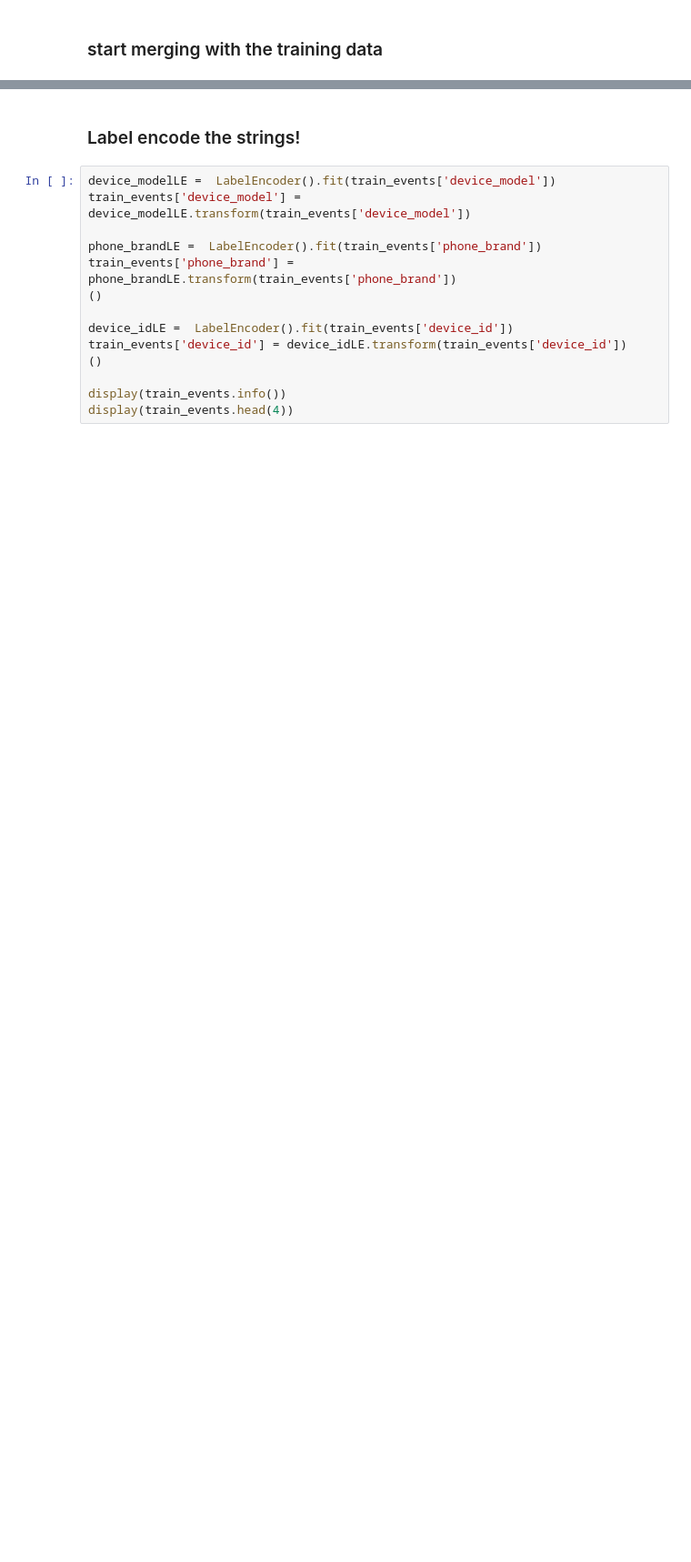
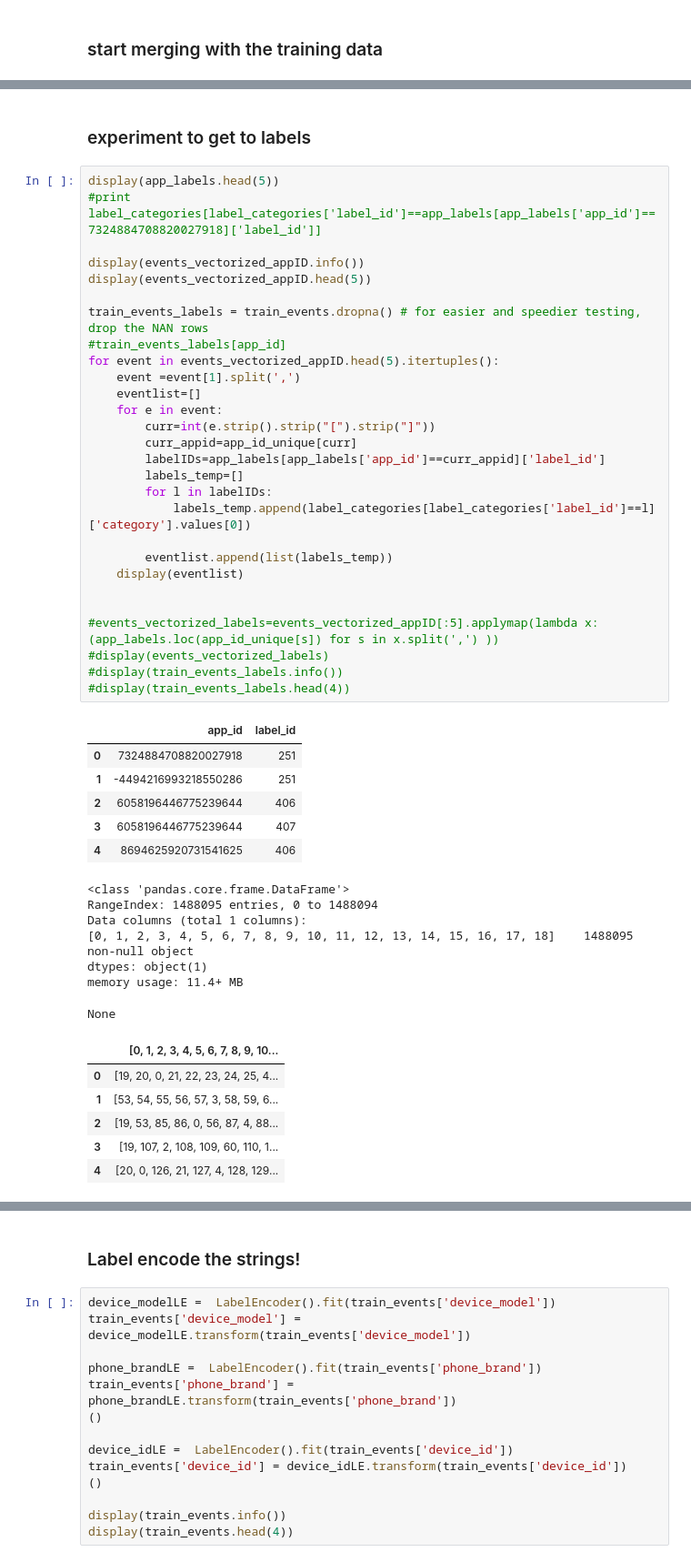
Before and after one commit to llathrop/Kagglescripts, a Jupyter notebook: TalkingData.ipynb, the cells around one changed output, grey strips where cells are left out. Shown at 91% size. Cells and saved outputs as stored; diff of their text form; blank space fills up the shorter version.

Commit message:
feat:beginings of a label feature

```diff
--- a/TalkingData.ipynb
+++ b/TalkingData.ipynb
@@ -701,3 +678,53 @@ None
 | 1 | 1002079943728939269 | [3175, 72, 21, 24, 4, 29] | 755837.0 | 1.0 | 22.0 | 5.0 | 6.0 | 小米 | 小米note |
 | 2 | 1002079943728939269 | [0, 220, 4, 753, 98, 111, 12, 343... | 1171252.0 | 1.0 | 8.0 | 2.0 | 10.0 | 小米 | 小米note |
 | 3 | 1002079943728939269 | NaN | 1805074.0 | 1.0 | 16.0 | 1.0 | NaN | 小米 | 小米note |
+# %% [markdown]
+### experiment to get to labels
+# %%
+display(app_labels.head(5))
+#print label_categories[label_categories['label_id']==app_labels[app_labels['app_id']==7324884708820027918]['label_id']]
+
+display(events_vectorized_appID.info())
+display(events_vectorized_appID.head(5))
+
+train_events_labels = train_events.dropna() # for easier and speedier testing, drop the NAN rows
+#train_events_labels[app_id]
+for event in events_vectorized_appID.head(5).itertuples():
+    event =event[1].split(',')
+    eventlist=[]
+    for e in event:
+        curr=int(e.strip().strip("[").strip("]"))
+        curr_appid=app_id_unique[curr]
+        labelIDs=app_labels[app_labels['app_id']==curr_appid]['label_id']
+        labels_temp=[]
+        for l in labelIDs:
+            labels_temp.append(label_categories[label_categories['label_id']==l]['category'].values[0])
+
+        eventlist.append(list(labels_temp))
+    display(eventlist)
+
+
+#events_vectorized_labels=events_vectorized_appID[:5].applymap(lambda x: (app_labels.loc(app_id_unique[s]) for s in x.split(',') ))
+#display(events_vectorized_labels)
+#display(train_events_labels.info())
+#display(train_events_labels.head(4))
+# %% [output]
+|  | app_id | label_id |
+| 0 | 7324884708820027918 | 251 |
+| 1 | -4494216993218550286 | 251 |
+| 2 | 6058196446775239644 | 406 |
+| 3 | 6058196446775239644 | 407 |
+| 4 | 8694625920731541625 | 406 |
+<class 'pandas.core.frame.DataFrame'>
+RangeIndex: 1488095 entries, 0 to 1488094
+Data columns (total 1 columns):
+[0, 1, 2, 3, 4, 5, 6, 7, 8, 9, 10, 11, 12, 13, 14, 15, 16, 17, 18]    1488095 non-null object
+dtypes: object(1)
+memory usage: 11.4+ MB
+None
+|  | [0, 1, 2, 3, 4, 5, 6, 7, 8, 9, 10... |
+| 0 | [19, 20, 0, 21, 22, 23, 24, 25, 4... |
+| 1 | [53, 54, 55, 56, 57, 3, 58, 59, 6... |
+| 2 | [19, 53, 85, 86, 0, 56, 87, 4, 88... |
+| 3 | [19, 107, 2, 108, 109, 60, 110, 1... |
+| 4 | [20, 0, 126, 21, 127, 4, 128, 129... |
```
Also changed, not shown: parts of 10 cells of this notebook.
